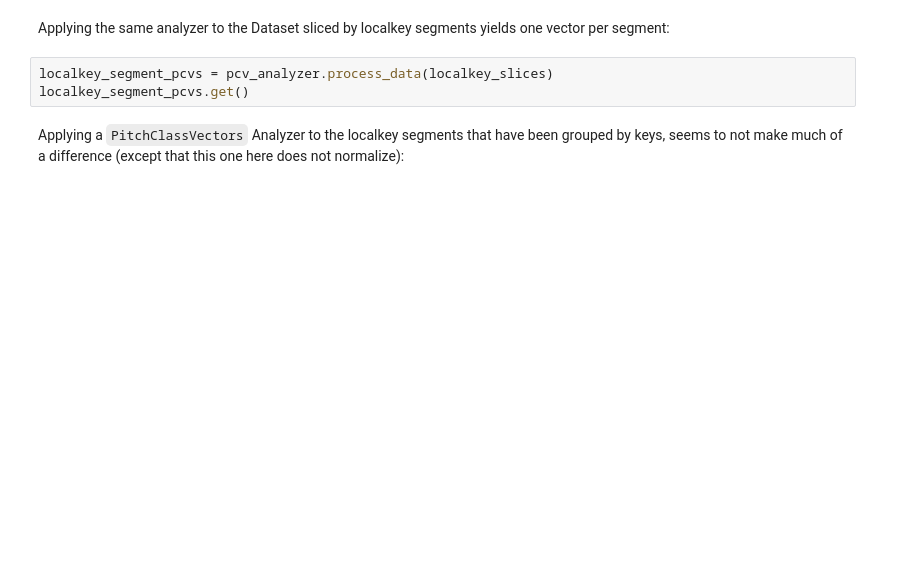
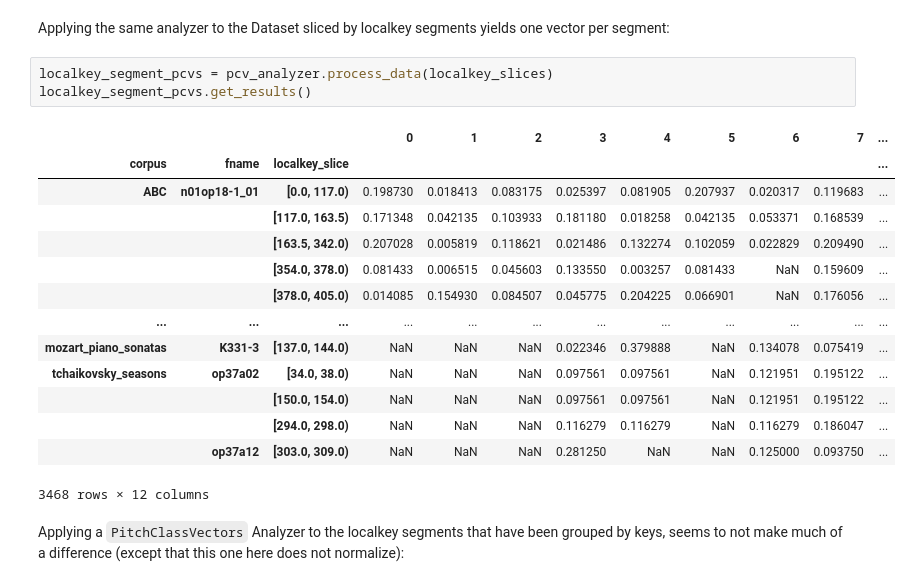
Before and after one commit to DCMLab/dimcat, a Jupyter notebook: docs/tutorial.ipynb, the cells around one changed output. Saved outputs shown, nothing was run; the diff lists cells and outputs as text; blank space fills up the shorter version.

```diff
--- a/docs/tutorial.ipynb
+++ b/docs/tutorial.ipynb
@@ -169,7 +337,22 @@ annotated_pieces_pcvs.get()
 Applying the same analyzer to the Dataset sliced by localkey segments yields one vector per segment:
 # %%
 localkey_segment_pcvs = pcv_analyzer.process_data(localkey_slices)
-localkey_segment_pcvs.get()
+localkey_segment_pcvs.get_results()
+# %% [output]
+|  |  |  | 0 | 1 | 2 | 3 | 4 | 5 | 6 | 7 | ... |
+| corpus | fname | localkey_slice |  |  |  |  |  |  |  |  | ... |
+| ABC | n01op18-1_01 | [0.0, 117.0) | 0.198730 | 0.018413 | 0.083175 | 0.025397 | 0.081905 | 0.207937 | 0.020317 | 0.119683 | ... |
+|  |  | [117.0, 163.5) | 0.171348 | 0.042135 | 0.103933 | 0.181180 | 0.018258 | 0.042135 | 0.053371 | 0.168539 | ... |
+|  |  | [163.5, 342.0) | 0.207028 | 0.005819 | 0.118621 | 0.021486 | 0.132274 | 0.102059 | 0.022829 | 0.209490 | ... |
+|  |  | [354.0, 378.0) | 0.081433 | 0.006515 | 0.045603 | 0.133550 | 0.003257 | 0.081433 | NaN | 0.159609 | ... |
+|  |  | [378.0, 405.0) | 0.014085 | 0.154930 | 0.084507 | 0.045775 | 0.204225 | 0.066901 | NaN | 0.176056 | ... |
+| ... | ... | ... | ... | ... | ... | ... | ... | ... | ... | ... | ... |
+| mozart_piano_sonatas | K331-3 | [137.0, 144.0) | NaN | NaN | NaN | 0.022346 | 0.379888 | NaN | 0.134078 | 0.075419 | ... |
+| tchaikovsky_seasons | op37a02 | [34.0, 38.0) | NaN | NaN | NaN | 0.097561 | 0.097561 | NaN | 0.121951 | 0.195122 | ... |
+|  |  | [150.0, 154.0) | NaN | NaN | NaN | 0.097561 | 0.097561 | NaN | 0.121951 | 0.195122 | ... |
+|  |  | [294.0, 298.0) | NaN | NaN | NaN | 0.116279 | 0.116279 | NaN | 0.116279 | 0.186047 | ... |
+|  | op37a12 | [303.0, 309.0) | NaN | NaN | NaN | 0.281250 | NaN | NaN | 0.125000 | 0.093750 | ... |
+3468 rows × 12 columns
 # %% [markdown]
 Applying a `PitchClassVectors` Analyzer to the localkey segments that have been grouped by keys, seems to not make much of a difference
 (except that this one here does not normalize):
```
Also changed, not shown: parts of 44 cells of this notebook, 3 other files.
